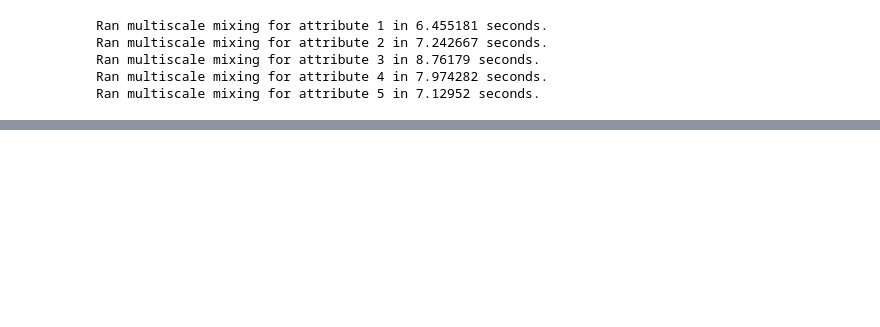
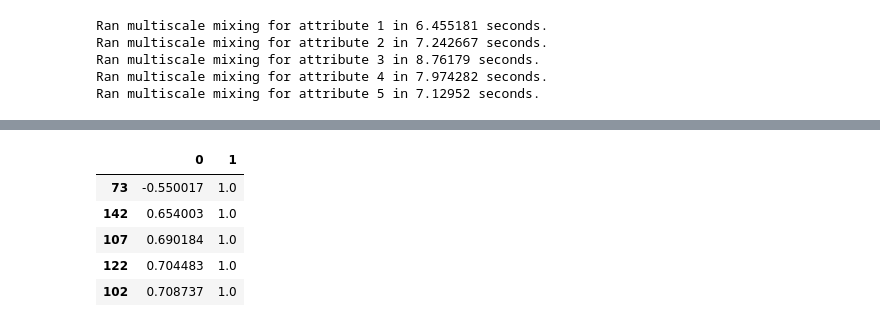
Before and after one commit to piratepeel/MultiscaleMixing, a Jupyter notebook: Batch.ipynb, the cells around one changed output, grey strips where cells are left out. Drawn from its saved outputs; the diff is of its cells as text; code cells hidden in the pictures; blank space fills up the shorter version.

```diff
--- a/Batch.ipynb
+++ b/Batch.ipynb
@@ -37,0 +339,9 @@ Ran multiscale mixing for attribute 5 in 7.12952 seconds.
+# %%
+tm.sort_values(0).head()
+# %% [output]
+|  | 0 | 1 |
+| 73 | -0.550017 | 1.0 |
+| 142 | 0.654003 | 1.0 |
+| 107 | 0.690184 | 1.0 |
+| 122 | 0.704483 | 1.0 |
+| 102 | 0.708737 | 1.0 |
```
Also changed, not shown: parts of 47 cells of this notebook.
